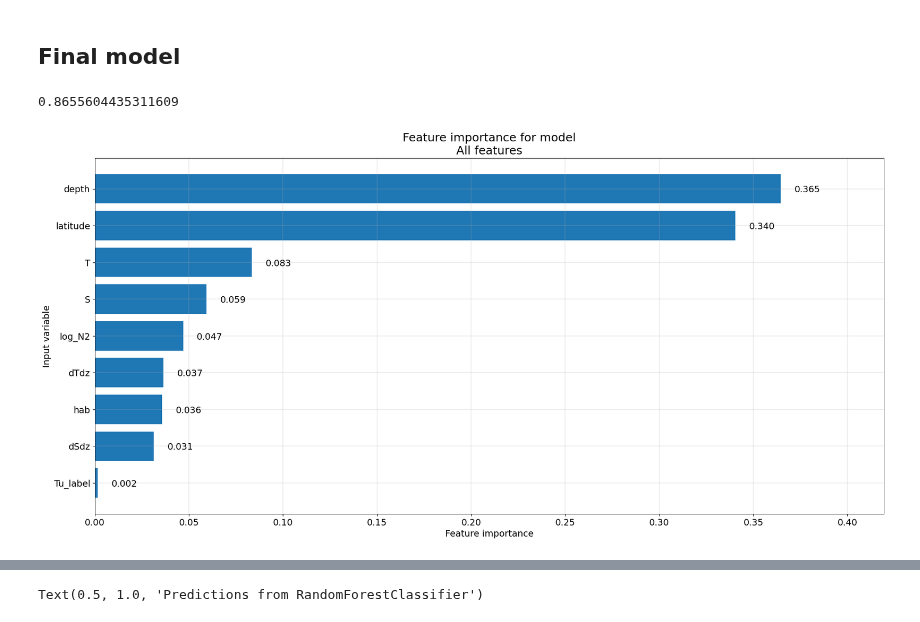
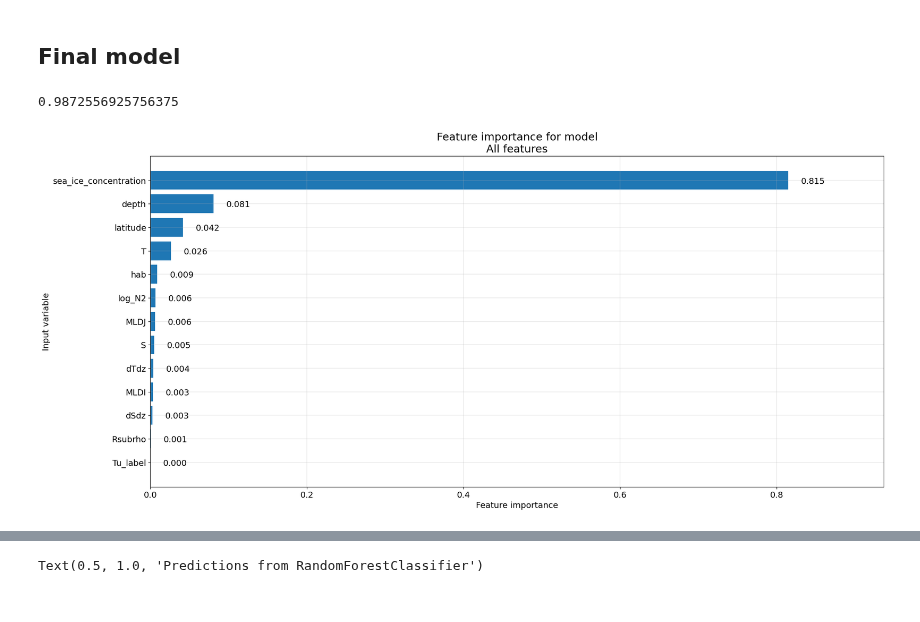
Before and after one commit to lisanneblok/ArcticTurbulence, a Jupyter notebook: notebooks/ML_models/arctic_RFs.ipynb, the cells around one changed output, grey strips where cells are left out. Drawn from its saved outputs; the diff is of its cells as text; code cells hidden in the pictures.

Commit message:
generated plots and save models

```diff
--- a/notebooks/ML_models/arctic_RFs.ipynb
+++ b/notebooks/ML_models/arctic_RFs.ipynb
@@ -35,3 +33,7 @@ arctic_df = pd.read_pickle(arctic_pkl)
+# %%
+parent_dir = get_parent_directory()
+arctic_pkl = os.path.join(parent_dir, 'data/processed/ml_ready/1406_ML.pkl')
+arctic_df = pd.read_pickle(arctic_pkl)
 # %% [markdown]
 ## Final model
 # %%
@@ -115,7 +117,6 @@ def plot_importances(
         ax.text(v+.02*max(importances), i, f'{v:.3f}', ha='left', va='center_baseline')
     return ax
 # %%
-
 
 def RF_regressor(dataframe, xfeatures, yfeatures):
     if "Tu_label" in xfeatures:
@@ -150,25 +151,27 @@ def RF_regressor(dataframe, xfeatures, yfeatures):
 
     # Obtain feature importances
     importances = rfr.feature_importances_
-    return pipeline, y_test, X_test, importances
+    return pipeline, y_test, X_test, importances, X_train, y_train
 # %%
 # Features:
-xstringlist = ['S','T','latitude','hab', 'depth','dSdz','dTdz','log_N2', 'Tu_label']
+# xstringlist = ['S','T','latitude','hab', 'depth','dSdz','dTdz','log_N2', 'Tu_label']
+# excluded 'sea_ice_concentration','latitude',
+xstringlist_all = ['sea_ice_concentration','latitude','depth','hab','S','T','dSdz','dTdz','log_N2', 'Tu_label', 'MLDJ', 'MLDI', 'Rsubrho']
 
 # We want to predict:
 ystringlist = ['log_eps']
-pipeline, y_test, X_test, importances = RF_regressor(arctic_df, xstringlist, ystringlist)
+pipeline, y_test, X_test, importances, X_train, y_train = RF_regressor(arctic_df, xstringlist_all, ystringlist)
 # %%
 # Predict the test set labels
 y_pred = pipeline.predict(X_test)
 r2_score(y_test, y_pred)
 # %% [output]
-0.8655604435311609
+0.9872556925756375
 # %%
 fig = plt.figure(figsize=[22, 10])
 ax_imp = fig.add_subplot(1, 1, 1)
 
-plot_importances(xstringlist, importances, ax=ax_imp)
+plot_importances(xstringlist_all, importances, ax=ax_imp)
 plt.show()
 # %% [output]
-[figure, old version]
+[figure, new version]
```
Also changed, not shown: parts of 3 cells of this notebook, 17 other files.
